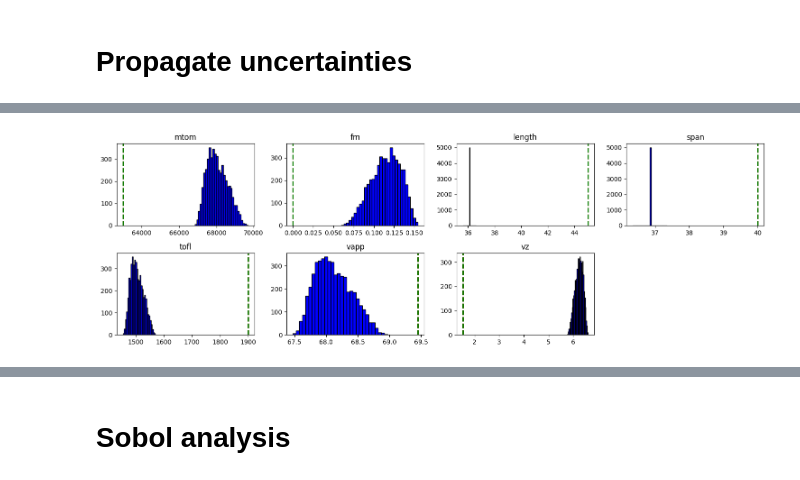
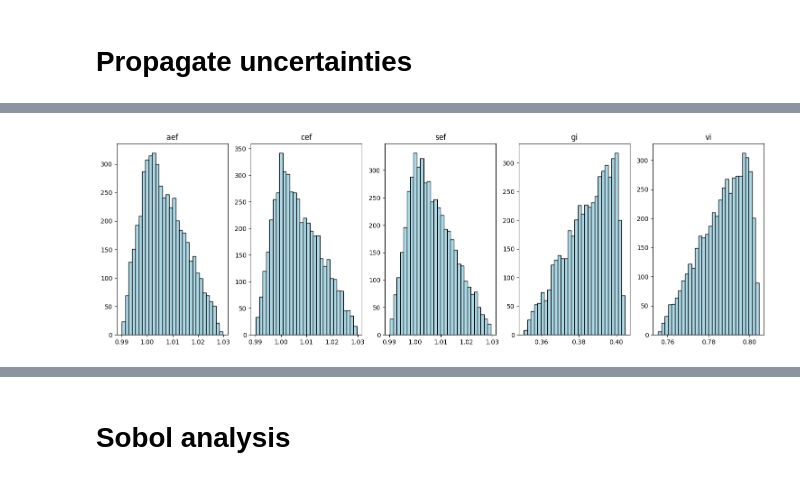
Before and after one commit to hannabkre/lh2pac, a Jupyter notebook: docs/scripts/project/UC2_problem2 .ipynb, the cells around one changed output, grey strips where cells are left out. Cells and saved outputs as stored; diff of their text form; code cells hidden in the pictures.

```diff
--- a/docs/scripts/project/UC2_problem2 .ipynb
+++ b/docs/scripts/project/UC2_problem2 .ipynb
@@ -106,25 +92,21 @@ plt.show()
-# %%
-variable_names = ["mtom", "fm", "length", "span", "tofl", "vapp", "vz"]
-
-constraints = [63000, 0, 45, 40, 1900, convert_from("kt",135.0), convert_from("ft/min",300.0)]
-optimum_values = [63000, 0, 45, 40, 1900, convert_from("kt",135.0), convert_from("ft/min",300.0)]
-
-fig, axes = plt.subplots(2, 4, figsize=(15, 5))
-axes = axes.ravel()
-
-for ax, name, cons_val, opt_val in zip(axes, variable_names, constraints, optimum_values):
-    data = surrogate_dataset.get_view(variable_names=name)
-    ax.hist(data, bins=30, color='blue', edgecolor='black')
-    ax.axvline(cons_val, color='red', linestyle='--', linewidth=2)
-    ax.axvline(opt_val, color='green', linestyle='--', linewidth=2)
-
-    ax.set_title(name)
-
-if len(variable_names) < len(axes):
-    for ax in axes[len(variable_names):]:
-        ax.axis('off')
-
-plt.tight_layout()
-plt.show()
-# %% [output]
-[figure, removed]
+# %%
+variable_names = ["aef", "cef", "sef", "gi", "vi"]
+
+fig, axes = plt.subplots(1, 5, figsize=(15, 5))
+axes = axes.ravel()
+
+for ax, name in zip(axes, variable_names ):
+    data = surrogate_dataset.get_view(variable_names=name)
+    ax.hist(data, bins=30, color='lightblue', edgecolor='black')
+
+
+    ax.set_title(name)
+
+if len(variable_names) < len(axes):
+    for ax in axes[len(variable_names):]:
+        ax.axis('off')
+
+plt.tight_layout()
+plt.show()
+# %% [output]
+[figure, added]
```
Also changed, not shown: parts of 8 cells of this notebook, 2 other files.
